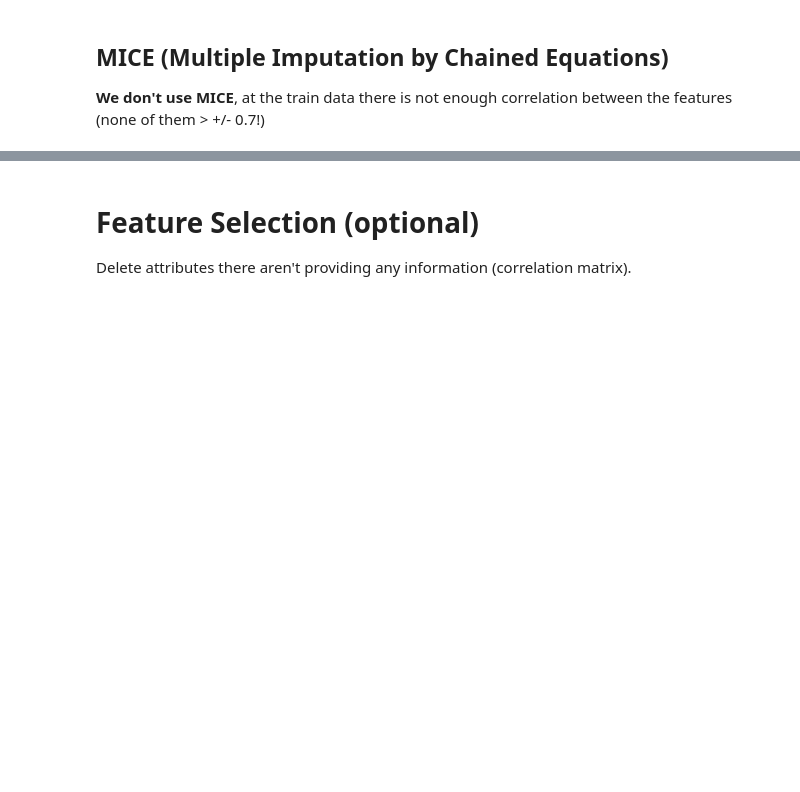
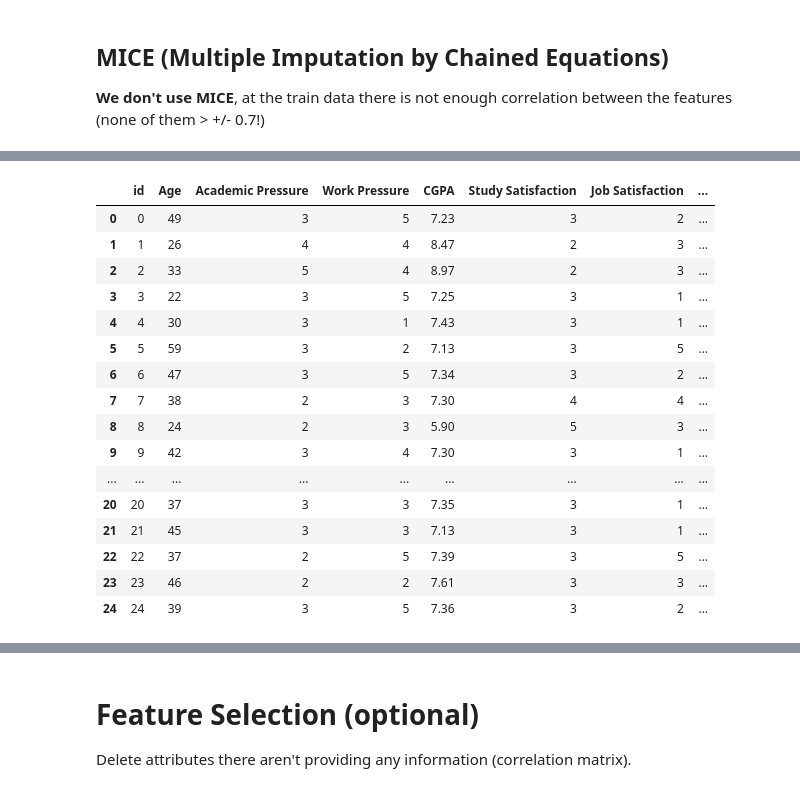
Before and after one commit to mailmezorro/playground-series-s4e11, a Jupyter notebook: Preprocessing/playground-series-s4e11-preprocessing.ipynb, the cells around one changed output, grey strips where cells are left out. Saved outputs shown, nothing was run; the diff lists cells and outputs as text; code cells hidden in the pictures; blank space fills up the shorter version.

```diff
--- a/Preprocessing/playground-series-s4e11-preprocessing.ipynb
+++ b/Preprocessing/playground-series-s4e11-preprocessing.ipynb
@@ -77,0 +218,20 @@ There different ways to do that:
+# %%
+df_final3.head(25)
+# %% [output]
+|  | id | Age | Academic Pressure | Work Pressure | CGPA | Study Satisfaction | Job Satisfaction | ... |
+| 0 | 0 | 49 | 3 | 5 | 7.23 | 3 | 2 | ... |
+| 1 | 1 | 26 | 4 | 4 | 8.47 | 2 | 3 | ... |
+| 2 | 2 | 33 | 5 | 4 | 8.97 | 2 | 3 | ... |
+| 3 | 3 | 22 | 3 | 5 | 7.25 | 3 | 1 | ... |
+| 4 | 4 | 30 | 3 | 1 | 7.43 | 3 | 1 | ... |
+| 5 | 5 | 59 | 3 | 2 | 7.13 | 3 | 5 | ... |
+| 6 | 6 | 47 | 3 | 5 | 7.34 | 3 | 2 | ... |
+| 7 | 7 | 38 | 2 | 3 | 7.30 | 4 | 4 | ... |
+| 8 | 8 | 24 | 2 | 3 | 5.90 | 5 | 3 | ... |
+| 9 | 9 | 42 | 3 | 4 | 7.30 | 3 | 1 | ... |
+| ... | ... | ... | ... | ... | ... | ... | ... | ... |
+| 20 | 20 | 37 | 3 | 3 | 7.35 | 3 | 1 | ... |
+| 21 | 21 | 45 | 3 | 3 | 7.13 | 3 | 1 | ... |
+| 22 | 22 | 37 | 2 | 5 | 7.39 | 3 | 5 | ... |
+| 23 | 23 | 46 | 2 | 2 | 7.61 | 3 | 3 | ... |
+| 24 | 24 | 39 | 3 | 5 | 7.36 | 3 | 2 | ... |
```
Also changed, not shown: parts of 18 cells of this notebook.
